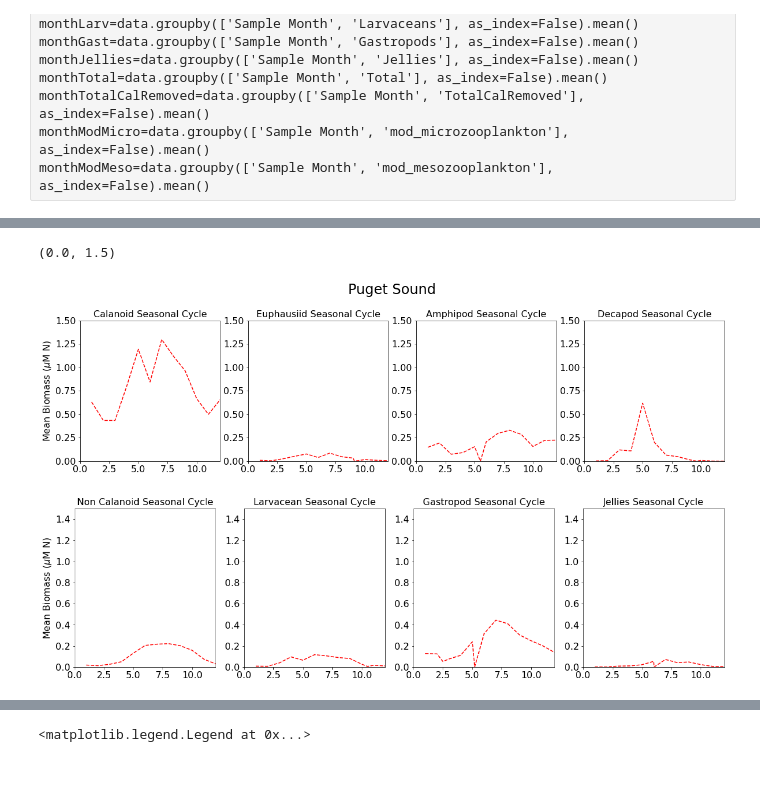
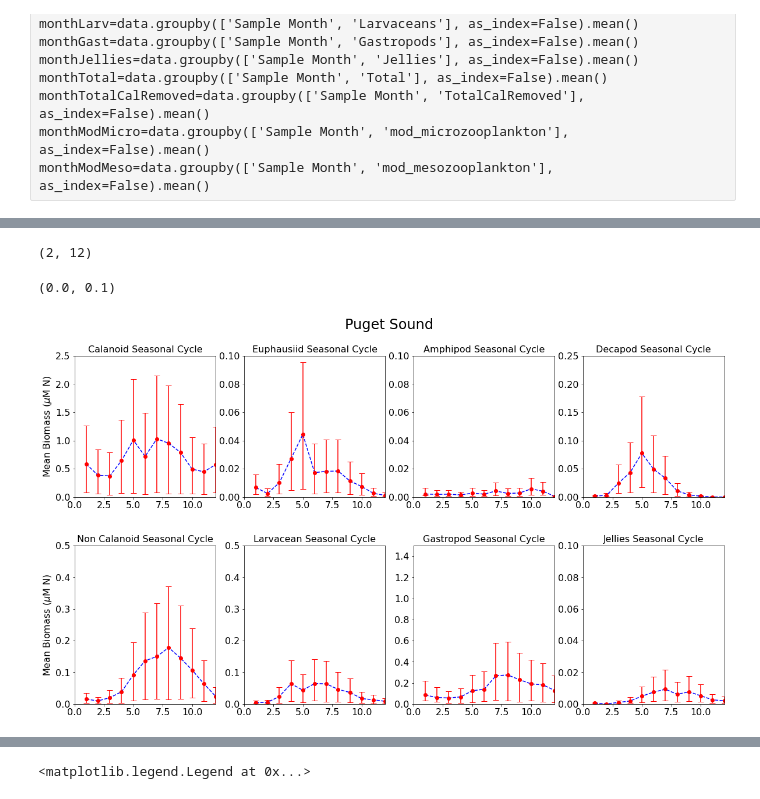
Before and after one commit to SalishSeaCast/analysis-karyn, a Jupyter notebook: notebooks/plotExamples/PugetSoundZoop.ipynb, the cells around one changed output, grey strips where cells are left out. Saved outputs shown, nothing was run; the diff lists cells and outputs as text; code cells hidden in the pictures; blank space fills up the shorter version.

```diff
--- a/notebooks/plotExamples/PugetSoundZoop.ipynb
+++ b/notebooks/plotExamples/PugetSoundZoop.ipynb
@@ -738,3 +740,7 @@ monthTotal=data.groupby(['Sample Month', 'Total'], as_index=False).mean()
 monthTotalCalRemoved=data.groupby(['Sample Month', 'TotalCalRemoved'], as_index=False).mean()
 monthModMicro=data.groupby(['Sample Month', 'mod_microzooplankton'], as_index=False).mean()
 monthModMeso=data.groupby(['Sample Month', 'mod_mesozooplankton'], as_index=False).mean()
+# %%
+monthlymean=data.groupby(['Sample Month']).mean()
+# %%
+monthlysem=data.groupby(['Sample Month']).sem()
@@ -851,46 +836,84 @@ NameError: name 'monthCala' is not defined
+# %%
+np.shape([monthlymean['L10Calanoids']-monthlysem['L10Calanoids'],
+ monthlymean['L10Calanoids']+monthlysem['L10Calanoids']])
+# %% [output]
+(2, 12)
 # %%
 fig,ax=plt.subplots(1,4,figsize=(20,5))
 fig.suptitle('Puget Sound', fontsize=24)
 fig.subplots_adjust(top=0.8)
-ax[0].plot(meanmonthCala['Calanoids'],'r--')
-ax[1].plot(meanmonthEuph['Euphausiids'],'r--')
-ax[2].plot(meanmonthAmph['Amphipods'],'r--')
-ax[3].plot(meanmonthCrab['Crabs'],'r--')
+ax[0].errorbar(monthlymean.index,logt_inv(monthlymean['L10Calanoids']),
+               yerr=logt_inv(np.array([monthlymean['L10Calanoids']-monthlysem['L10Calanoids'],
+                 monthlymean['L10Calanoids']+monthlysem['L10Calanoids']])),
+               fmt='ro',capsize=5)
+ax[0].plot(logt_inv(monthlymean['L10Calanoids']),'b--')
+ax[1].errorbar(monthlymean.index,logt_inv(monthlymean['L10Euphausiids']),
+               yerr=logt_inv(np.array([monthlymean['L10Euphausiids']-monthlysem['L10Euphausiids'],
+                 monthlymean['L10Euphausiids']+monthlysem['L10Euphausiids']])),
+               fmt='ro',capsize=5)
+ax[1].plot(logt_inv(monthlymean['L10Euphausiids']),'b--')
+ax[2].errorbar(monthlymean.index,logt_inv(monthlymean['L10Amphipods']),
+               yerr=logt_inv(np.array([monthlymean['L10Amphipods']-monthlysem['L10Amphipods'],
+                 monthlymean['L10Amphipods']+monthlysem['L10Amphipods']])),
+               fmt='ro',capsize=5)
+ax[2].plot(logt_inv(monthlymean['L10Amphipods']),'b--')
+ax[3].errorbar(monthlymean.index,logt_inv(monthlymean['L10Crabs']),
+               yerr=logt_inv(np.array([monthlymean['L10Crabs']-monthlysem['L10Crabs'],
+                 monthlymean['L10Crabs']+monthlysem['L10Crabs']])),
+               fmt='ro',capsize=5)
+ax[3].plot(logt_inv(monthlymean['L10Crabs']),'b--')
 ax[0].set_title('Calanoid Seasonal Cycle')
 ax[1].set_title('Euphausiid Seasonal Cycle')
 ax[2].set_title('Amphipod Seasonal Cycle')
 ax[3].set_title('Decapod Seasonal Cycle')
 ax[0].set_ylabel('Mean Biomass ($\mu$M N)')
 ax[0].set_xlim(0,12)
 ax[1].set_xlim(0,12)
 ax[2].set_xlim(0,12)
 ax[3].set_xlim(0,12)
-ax[0].set_ylim(0,1.5)
-ax[1].set_ylim(0,1.5)
-ax[2].set_ylim(0,1.5)
-ax[3].set_ylim(0,1.5)
+ax[0].set_ylim(0,2.5)
+ax[1].set_ylim(0,0.1)
+ax[2].set_ylim(0,0.1)
+ax[3].set_ylim(0,.25)
 
 fig,ax=plt.subplots(1,4,figsize=(20,5))
-ax[0].plot(meanmonthNonCala['NonCalanoids'],'r--')
-ax[1].plot(meanmonthLarv['Larvaceans'],'r--')
-ax[2].plot(meanmonthGast['Gastropods'],'r--')
-ax[3].plot(meanmonthJellies['Jellies'],'r--')
+ax[0].errorbar(monthlymean.index,logt_inv(monthlymean['L10NonCalanoids']),
+               yerr=logt_inv(np.array([monthlymean['L10NonCalanoids']-monthlysem['L10NonCalanoids'],
+                 monthlymean['L10NonCalanoids']+monthlysem['L10NonCalanoids']])),
+               fmt='ro',capsize=5)
+ax[0].plot(logt_inv(monthlymean['L10NonCalanoids']),'b--')
+ax[1].errorbar(monthlymean.index,logt_inv(monthlymean['L10Larvaceans']),
+               yerr=logt_inv(np.array([monthlymean['L10Larvaceans']-monthlysem['L10Larvaceans'],
+                 monthlymean['L10Larvaceans']+monthlysem['L10Larvaceans']])),
+               fmt='ro',capsize=5)
+ax[1].plot(logt_inv(monthlymean['L10Larvaceans']),'b--')
+ax[2].errorbar(monthlymean.index,logt_inv(monthlymean['L10Gastropods']),
+               yerr=logt_inv(np.array([monthlymean['L10Gastropods']-monthlysem['L10Gastropods'],
+                 monthlymean['L10Gastropods']+monthlysem['L10Gastropods']])),
+               fmt='ro',capsize=5)
+ax[2].plot(logt_inv(monthlymean['L10Gastropods']),'b--')
+ax[3].errorbar(monthlymean.index,logt_inv(monthlymean['L10Jellies']),
+               yerr=logt_inv(np.array([monthlymean['L10Jellies']-monthlysem['L10Jellies'],
+                 monthlymean['L10Jellies']+monthlysem['L10Jellies']])),
+               fmt='ro',capsize=5)
+ax[3].plot(logt_inv(monthlymean['L10Jellies']),'b--')
+
 ax[0].set_title('Non Calanoid Seasonal Cycle')
 ax[1].set_title('Larvacean Seasonal Cycle')
 ax[2].set_title('Gastropod Seasonal Cycle')
 ax[3].set_title('Jellies Seasonal Cycle')
 ax[0].set_ylabel('Mean Biomass ($\mu$M N)')
 ax[0].set_xlim(0,12)
 ax[1].set_xlim(0,12)
 ax[2].set_xlim(0,12)
 ax[3].set_xlim(0,12)
-ax[0].set_ylim(0,1.5)
-ax[1].set_ylim(0,1.5)
+ax[0].set_ylim(0,.5)
+ax[1].set_ylim(0,.5)
 ax[2].set_ylim(0,1.5)
-ax[3].set_ylim(0,1.5)
+ax[3].set_ylim(0,.1)
 # %% [output]
-(0.0, 1.5)
+(0.0, 0.1)
-[figure, old version]
+[figure, new version]
-[figure, old version]
+[figure, new version]
 # %%
 fig,ax=plt.subplots(1,4,figsize=(20,5))
```
Also changed, not shown: parts of 7 cells of this notebook, 1 other file.
